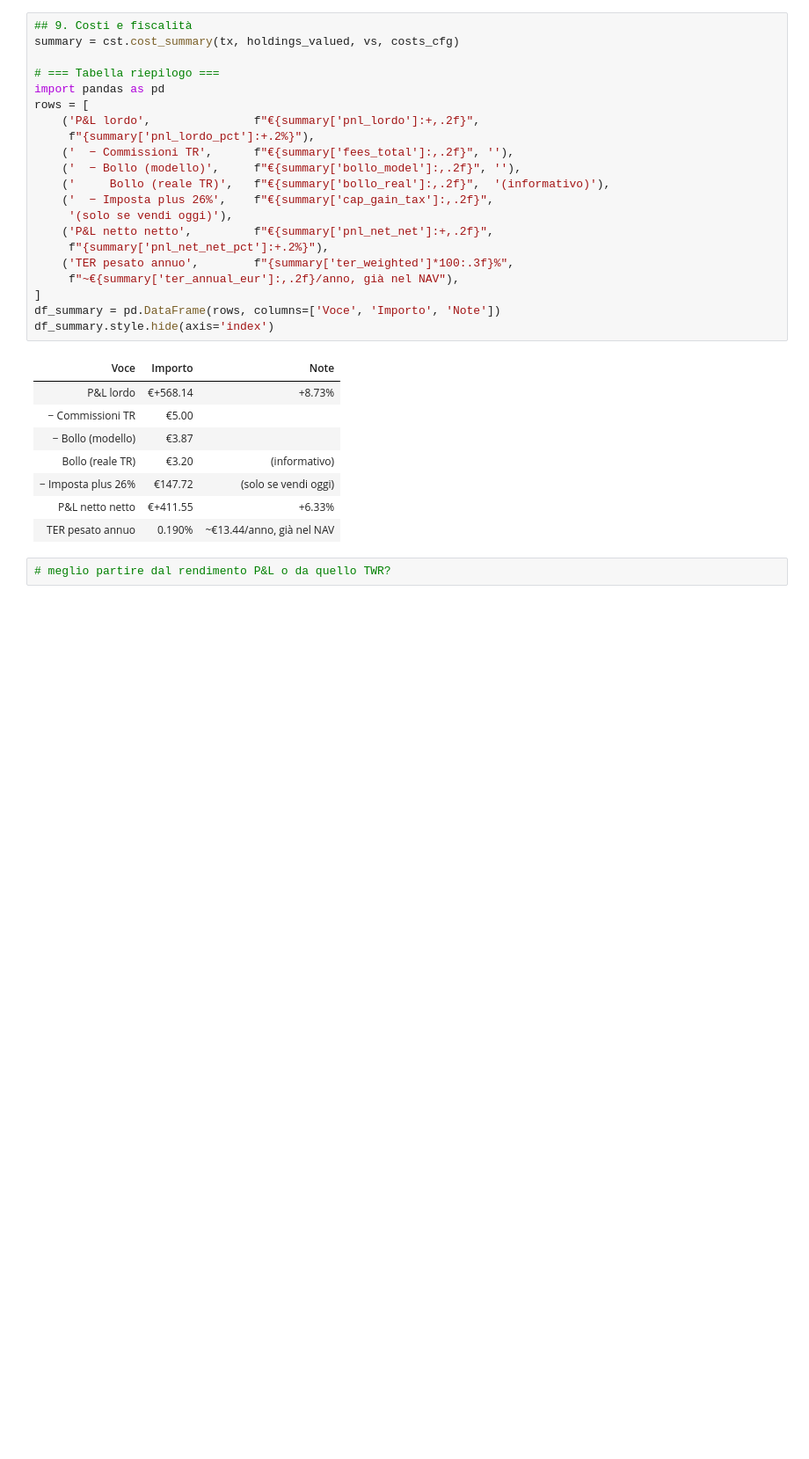
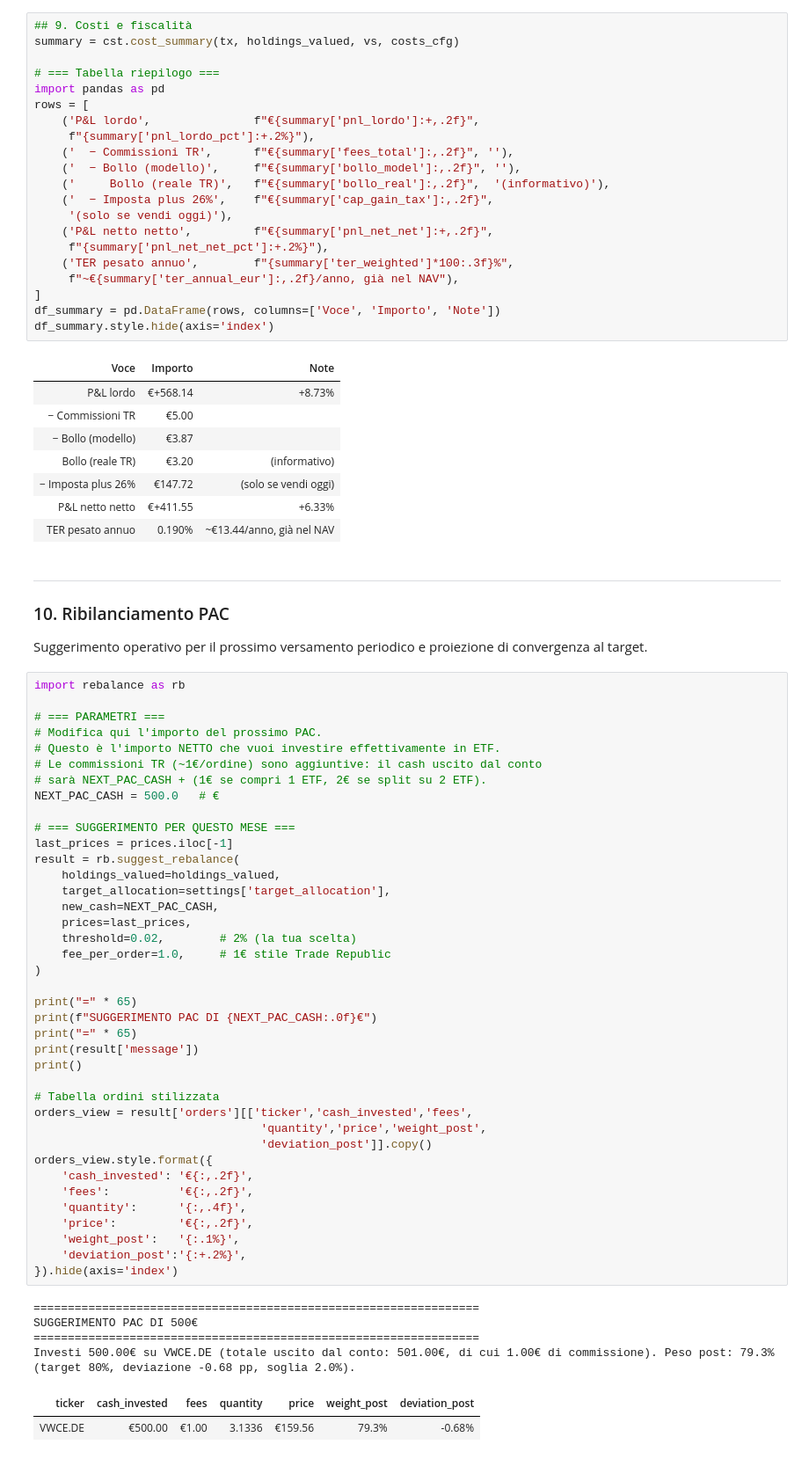
Before and after one commit to acquasalientemichele/portfolio-tracker, a Jupyter notebook: portfolio.ipynb, the cells around one changed output. Shown at 88% size. Cells and saved outputs as stored; diff of their text form; blank space fills up the shorter version.

```diff
--- a/portfolio.ipynb
+++ b/portfolio.ipynb
@@ -528,5 +528,55 @@ df_summary.style.hide(axis='index')
 | − Imposta plus 26% | €147.72 | (solo se vendi oggi) |
 | P&L netto netto | €+411.55 | +6.33% |
 | TER pesato annuo | 0.190% | ~€13.44/anno, già nel NAV |
-# %%
-# meglio partire dal rendimento P&L o da quello TWR?
+# %% [markdown]
+---
+### 10. Ribilanciamento PAC
+
+Suggerimento operativo per il prossimo versamento periodico e proiezione
+di convergenza al target.
+# %%
+import rebalance as rb
+
+# === PARAMETRI ===
+# Modifica qui l'importo del prossimo PAC.
+# Questo è l'importo NETTO che vuoi investire effettivamente in ETF.
+# Le commissioni TR (~1€/ordine) sono aggiuntive: il cash uscito dal conto
+# sarà NEXT_PAC_CASH + (1€ se compri 1 ETF, 2€ se split su 2 ETF).
+NEXT_PAC_CASH = 500.0   # €
+
+# === SUGGERIMENTO PER QUESTO MESE ===
+last_prices = prices.iloc[-1]
+result = rb.suggest_rebalance(
+    holdings_valued=holdings_valued,
+    target_allocation=settings['target_allocation'],
+    new_cash=NEXT_PAC_CASH,
+    prices=last_prices,
+    threshold=0.02,        # 2% (la tua scelta)
+    fee_per_order=1.0,     # 1€ stile Trade Republic
+)
+
+print("=" * 65)
+print(f"SUGGERIMENTO PAC DI {NEXT_PAC_CASH:.0f}€")
+print("=" * 65)
+print(result['message'])
+print()
+
+# Tabella ordini stilizzata
+orders_view = result['orders'][['ticker','cash_invested','fees',
+                                 'quantity','price','weight_post',
+                                 'deviation_post']].copy()
+orders_view.style.format({
+    'cash_invested': '€{:,.2f}',
+    'fees':          '€{:,.2f}',
+    'quantity':      '{:,.4f}',
+    'price':         '€{:,.2f}',
+    'weight_post':   '{:.1%}',
+    'deviation_post':'{:+.2%}',
+}).hide(axis='index')
+# %% [output]
+=================================================================
+SUGGERIMENTO PAC DI 500€
+=================================================================
+Investi 500.00€ su VWCE.DE (totale uscito dal conto: 501.00€, di cui 1.00€ di commissione). Peso post: 79.3% (target 80%, deviazione -0.68 pp, soglia 2.0%).
+| ticker | cash_invested | fees | quantity | price | weight_post | deviation_post |
+| VWCE.DE | €500.00 | €1.00 | 3.1336 | €159.56 | 79.3% | -0.68% |
```
Also changed, not shown: parts of 1 cell of this notebook, 1 other file.
